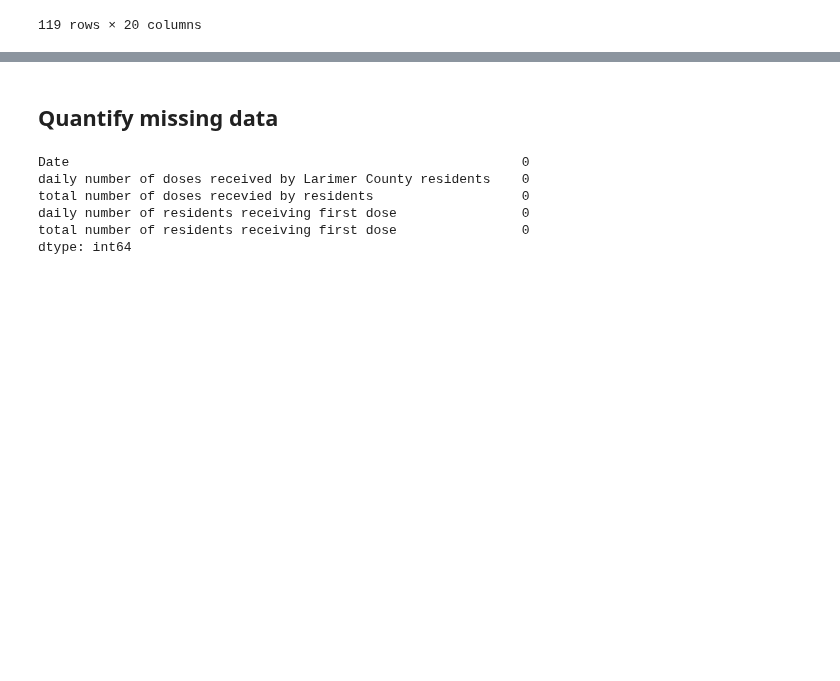
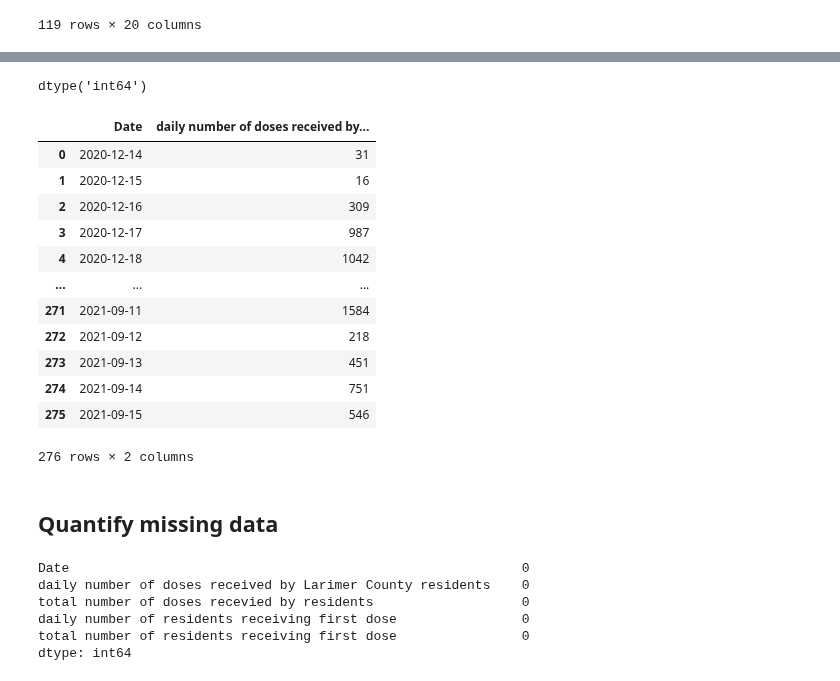
Before and after one commit to codyish/larimer_covid, a Jupyter notebook: larimercvaccine.ipynb, the cells around one changed output, grey strips where cells are left out. Drawn from its saved outputs; the diff is of its cells as text; code cells hidden in the pictures; blank space fills up the shorter version.

```diff
--- a/larimercvaccine.ipynb
+++ b/larimercvaccine.ipynb
@@ -113,6 +215,26 @@ Name: Date, Length: 275, dtype: datetime64[ns]
+# %%
+larimer_vac['daily number of doses received by Larimer County residents'].dtype
+# %% [output]
+dtype('int64')
 # %%
 # make a backup file from the source
 larimer_vac.to_csv('larimer_vac_backup.csv')
+# %%
+larimer_vac[['Date','daily number of doses received by Larimer County residents']]
+# %% [output]
+|  | Date | daily number of doses received by... |
+| 0 | 2020-12-14 | 31 |
+| 1 | 2020-12-15 | 16 |
+| 2 | 2020-12-16 | 309 |
+| 3 | 2020-12-17 | 987 |
+| 4 | 2020-12-18 | 1042 |
+| ... | ... | ... |
+| 271 | 2021-09-11 | 1584 |
+| 272 | 2021-09-12 | 218 |
+| 273 | 2021-09-13 | 451 |
+| 274 | 2021-09-14 | 751 |
+| 275 | 2021-09-15 | 546 |
+276 rows × 2 columns
 # %% [markdown]
 ## Quantify missing data
 # %%
```
Also changed, not shown: parts of 18 cells of this notebook, 2 other files.
